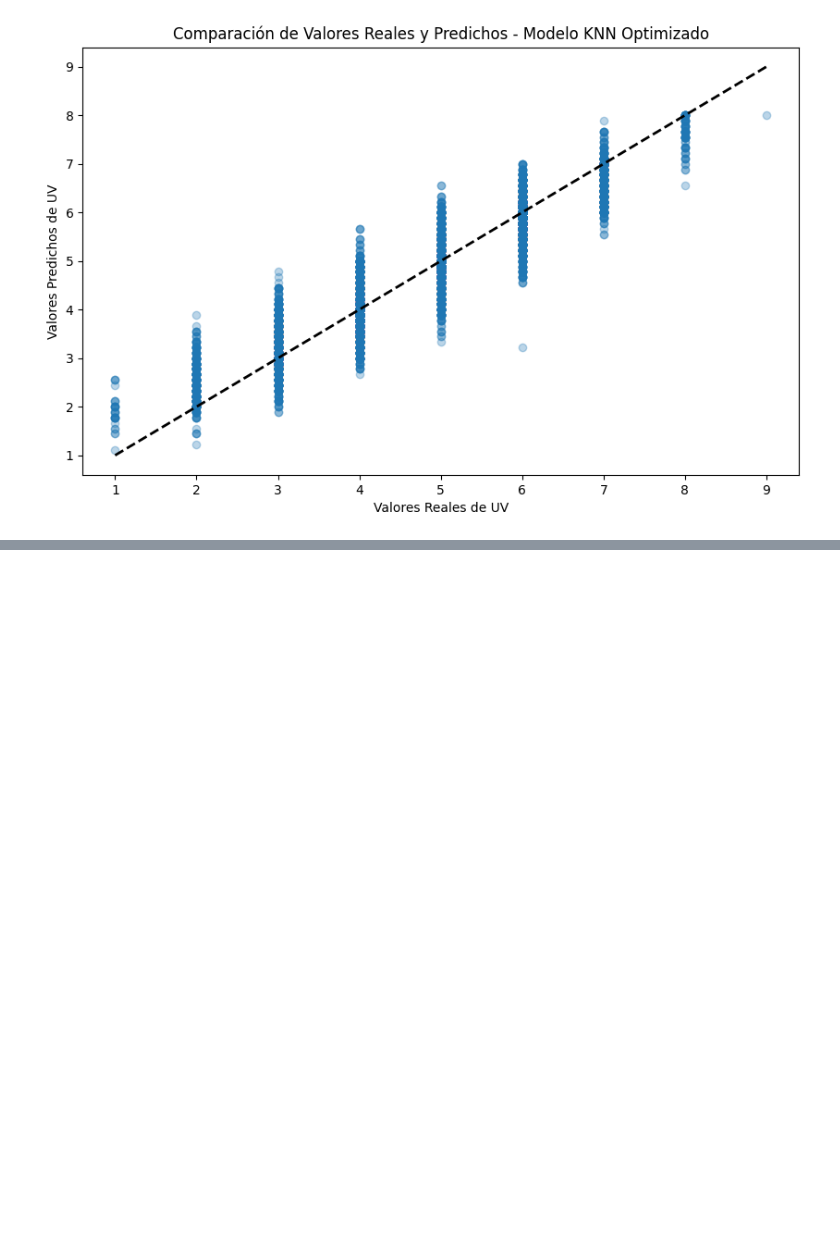
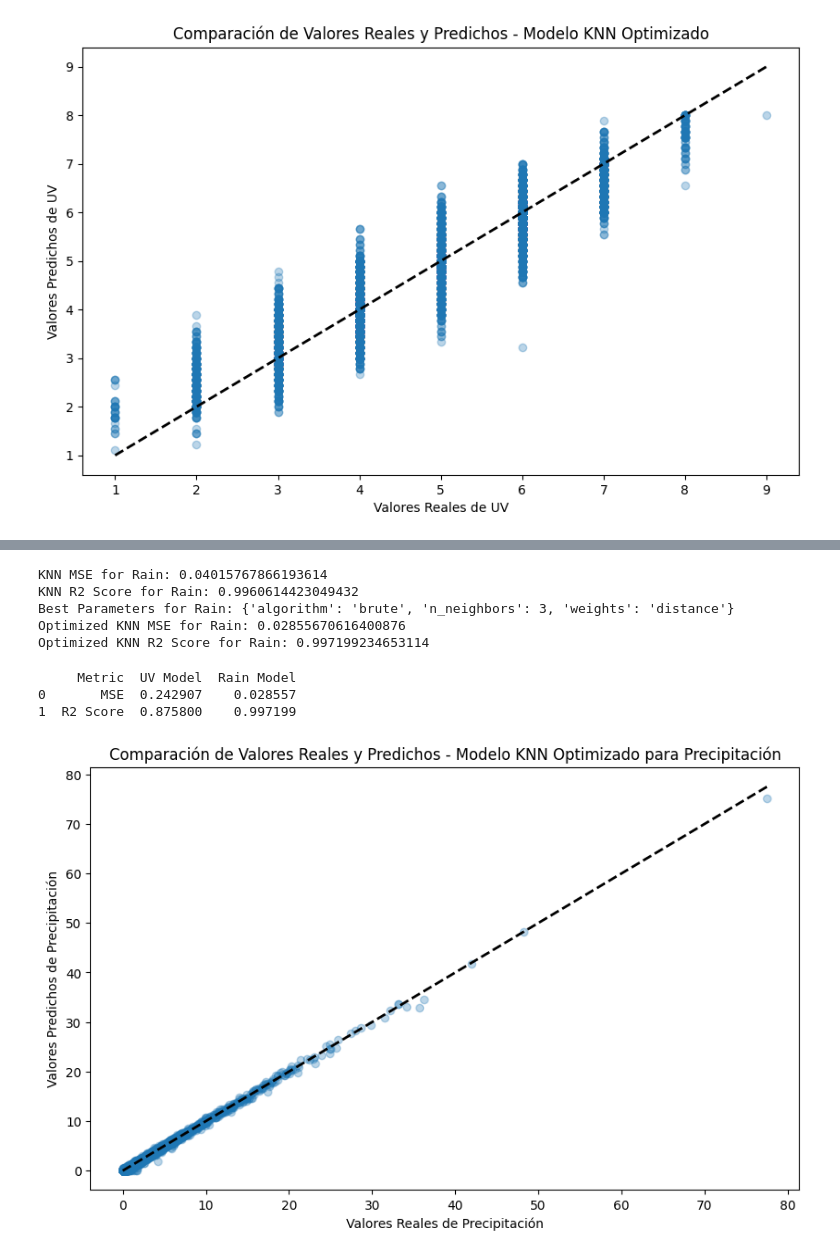
Before and after one commit to 4GeeksAcademy/proyectfinaltour, a Jupyter notebook: src/modelpredict.ipynb, the cells around one changed output, grey strips where cells are left out. Cells and saved outputs as stored; diff of their text form; code cells hidden in the pictures; blank space fills up the shorter version.

```diff
--- a/src/modelpredict.ipynb
+++ b/src/modelpredict.ipynb
@@ -342,0 +346,80 @@ plt.show()
+# %%
+# Definir las variables objetivo
+target_rain = 'precipMM'
+
+# Separar las características y las variables objetivo
+y_rain = weather_df[target_rain]
+
+# Dividir los datos en conjuntos de entrenamiento y prueba
+X_train, X_test, y_train_rain, y_test_rain = train_test_split(X, y_rain, test_size=0.2, random_state=42)
+
+# Escalar los datos
+X_train = scaler.fit_transform(X_train)
+X_test = scaler.transform(X_test)
+
+# Entrenar un modelo KNN básico para precipitación
+knn_rain = KNeighborsRegressor()
+knn_rain.fit(X_train, y_train_rain)
+
+# Hacer predicciones
+y_pred_rain = knn_rain.predict(X_test)
+
+# Evaluar el modelo
+mse_rain = mean_squared_error(y_test_rain, y_pred_rain)
+r2_rain = r2_score(y_test_rain, y_pred_rain)
+
+print(f"KNN MSE for Rain: {mse_rain}")
+print(f"KNN R2 Score for Rain: {r2_rain}")
+
+# Optimización del modelo KNN para precipitación
+param_grid_rain = {
+    'n_neighbors': [3, 5, 7, 9],
+    'weights': ['uniform', 'distance'],
+    'algorithm': ['auto', 'ball_tree', 'kd_tree', 'brute']
+}
+
+grid_search_rain = GridSearchCV(KNeighborsRegressor(), param_grid_rain, cv=5, scoring='r2')
+grid_search_rain.fit(X_train, y_train_rain)
+
+best_knn_rain = grid_search_rain.best_estimator_
+best_params_rain = grid_search_rain.best_params_
+
+# Hacer predicciones con el mejor modelo
+y_pred_best_knn_rain = best_knn_rain.predict(X_test)
+
+# Evaluar el modelo optimizado
+mse_best_knn_rain = mean_squared_error(y_test_rain, y_pred_best_knn_rain)
+r2_best_knn_rain = r2_score(y_test_rain, y_pred_best_knn_rain)
+
+print(f"Best Parameters for Rain: {best_params_rain}")
+print(f"Optimized KNN MSE for Rain: {mse_best_knn_rain}")
+print(f"Optimized KNN R2 Score for Rain: {r2_best_knn_rain}")
+# %% [output]
+KNN MSE for Rain: 0.04015767866193614
+KNN R2 Score for Rain: 0.9960614423049432
+Best Parameters for Rain: {'algorithm': 'brute', 'n_neighbors': 3, 'weights': 'distance'}
+Optimized KNN MSE for Rain: 0.02855670616400876
+Optimized KNN R2 Score for Rain: 0.997199234653114
+# %%
+# Crear un DataFrame con los resultados de ambos modelos
+results = pd.DataFrame({
+    'Metric': ['MSE', 'R2 Score'],
+    'UV Model': [mse_best_knn, r2_best_knn],
+    'Rain Model': [mse_best_knn_rain, r2_best_knn_rain]
+})
+
+print(results)
+
+# Graficar los resultados para el modelo de precipitación
+plt.figure(figsize=(10, 6))
+plt.scatter(y_test_rain, y_pred_best_knn_rain, alpha=0.3)
+plt.xlabel('Valores Reales de Precipitación')
+plt.ylabel('Valores Predichos de Precipitación')
+plt.title('Comparación de Valores Reales y Predichos - Modelo KNN Optimizado para Precipitación')
+plt.plot([y_test_rain.min(), y_test_rain.max()], [y_test_rain.min(), y_test_rain.max()], 'k--', lw=2)
+plt.show()
+# %% [output]
+     Metric  UV Model  Rain Model
+0       MSE  0.242907    0.028557
+1  R2 Score  0.875800    0.997199
+[figure, added]
```
Also changed, not shown: parts of 4 cells of this notebook.
